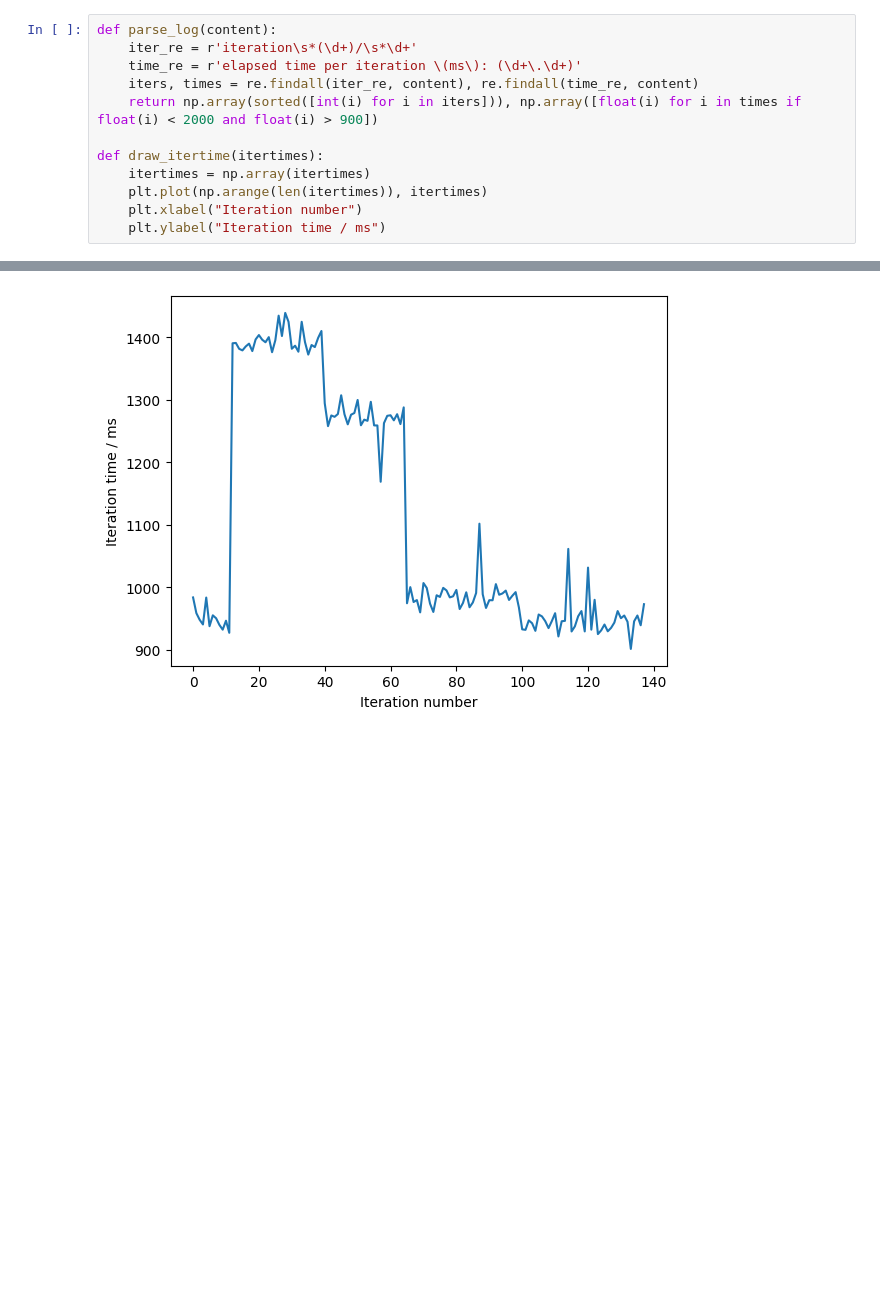
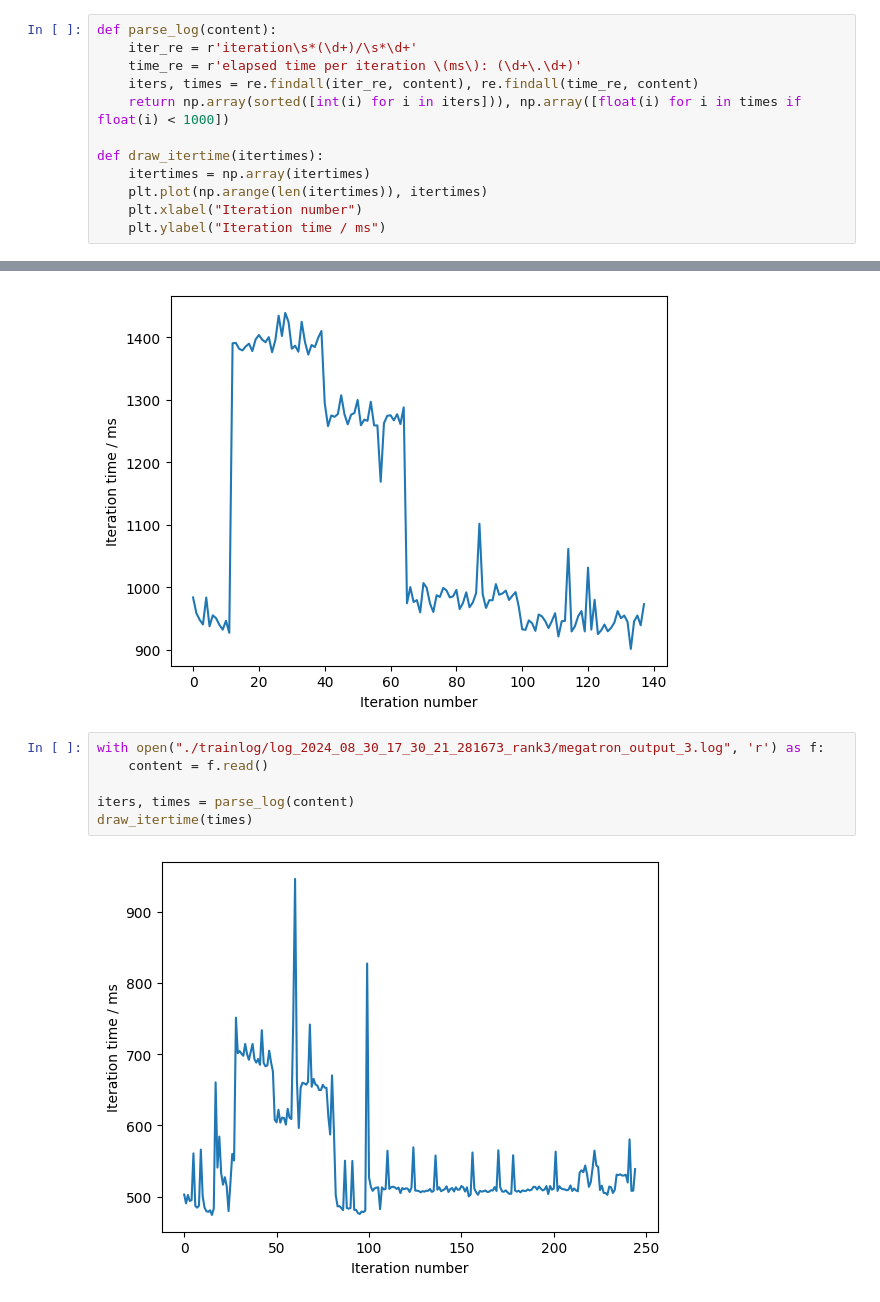
Before and after one commit to wutianyuan1/Megatron-failslow, a Jupyter notebook: draw.ipynb, the cells around one changed output, grey strips where cells are left out. Saved outputs shown, nothing was run; the diff lists cells and outputs as text; blank space fills up the shorter version.

```diff
--- a/draw.ipynb
+++ b/draw.ipynb
@@ -7,7 +7,7 @@ def parse_log(content):
     iter_re = r'iteration\s*(\d+)/\s*\d+'
     time_re = r'elapsed time per iteration \(ms\): (\d+\.\d+)'
     iters, times = re.findall(iter_re, content), re.findall(time_re, content)
-    return np.array(sorted([int(i) for i in iters])), np.array([float(i) for i in times if float(i) < 2000 and float(i) > 900])
+    return np.array(sorted([int(i) for i in iters])), np.array([float(i) for i in times if float(i) < 1000])
 
 def draw_itertime(itertimes):
     itertimes = np.array(itertimes)
@@ -22,3 +22,11 @@ iters, times = parse_log(content)
 draw_itertime(times)
 # %% [output]
 [figure]
+# %%
+with open("./trainlog/log_2024_08_30_17_30_21_281673_rank3/megatron_output_3.log", 'r') as f:
+    content = f.read()
+
+iters, times = parse_log(content)
+draw_itertime(times)
+# %% [output]
+[figure, added]
```
Also changed, not shown: 4 other files.
